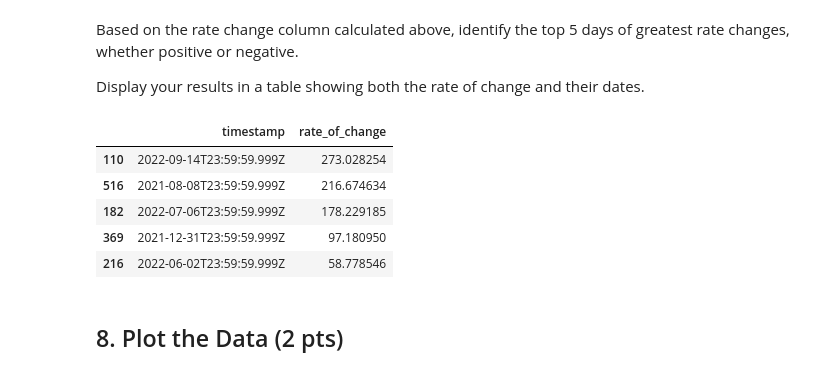
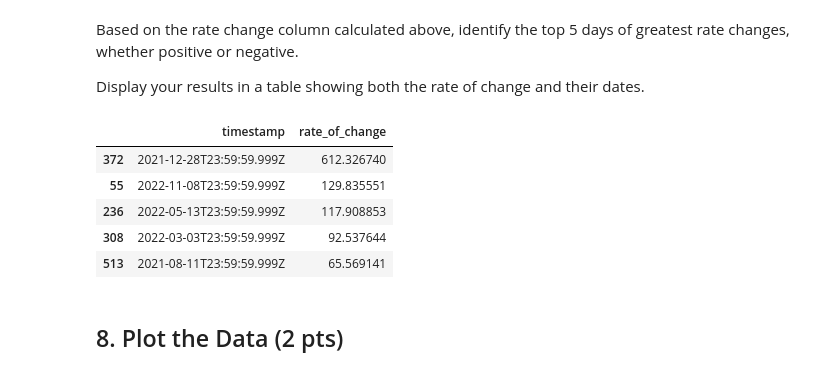
Before and after one commit to alkalink1/ds1002-eju2pk, a Jupyter notebook: labs/lab1/lab1-ftx-stock-pricing.ipynb, the cells around one changed output. Saved outputs shown, nothing was run; the diff lists cells and outputs as text; code cells hidden in the pictures.

```diff
--- a/labs/lab1/lab1-ftx-stock-pricing.ipynb
+++ b/labs/lab1/lab1-ftx-stock-pricing.ipynb
@@ -68,6 +68,7 @@ Check for data quality.
 # %%
 df = df.drop_duplicates()
 df = df.dropna()
+df = df.sort_values("timestamp", ascending=True)
 df = df.loc[:,['open','high','low','close','volume','timestamp']]
 df
 # %% [output]
@@ -178,15 +179,15 @@ Based on the rate change column calculated above, identify the top 5 days of gre
 Display your results in a table showing both the rate of change and their dates.
 # %%
 df3 = df.sort_values('rate_of_change', ascending=False)
-df3 = df3.drop(['open', 'high','low','close','volume','close_change','rate_change'], axis=1)
+df3 = df3.drop(['open', 'high','low','close','volume','close_change'], axis=1)
 df3.head(5)
 # %% [output]
 |  | timestamp | rate_of_change |
-| 110 | 2022-09-14T23:59:59.999Z | 273.028254 |
-| 516 | 2021-08-08T23:59:59.999Z | 216.674634 |
-| 182 | 2022-07-06T23:59:59.999Z | 178.229185 |
-| 369 | 2021-12-31T23:59:59.999Z | 97.180950 |
-| 216 | 2022-06-02T23:59:59.999Z | 58.778546 |
+| 372 | 2021-12-28T23:59:59.999Z | 612.326740 |
+| 55 | 2022-11-08T23:59:59.999Z | 129.835551 |
+| 236 | 2022-05-13T23:59:59.999Z | 117.908853 |
+| 308 | 2022-03-03T23:59:59.999Z | 92.537644 |
+| 513 | 2021-08-11T23:59:59.999Z | 65.569141 |
 # %% [markdown]
 ## 8. Plot the Data (2 pts)
 # %% [markdown]
```
Also changed, not shown: parts of 7 cells of this notebook.
